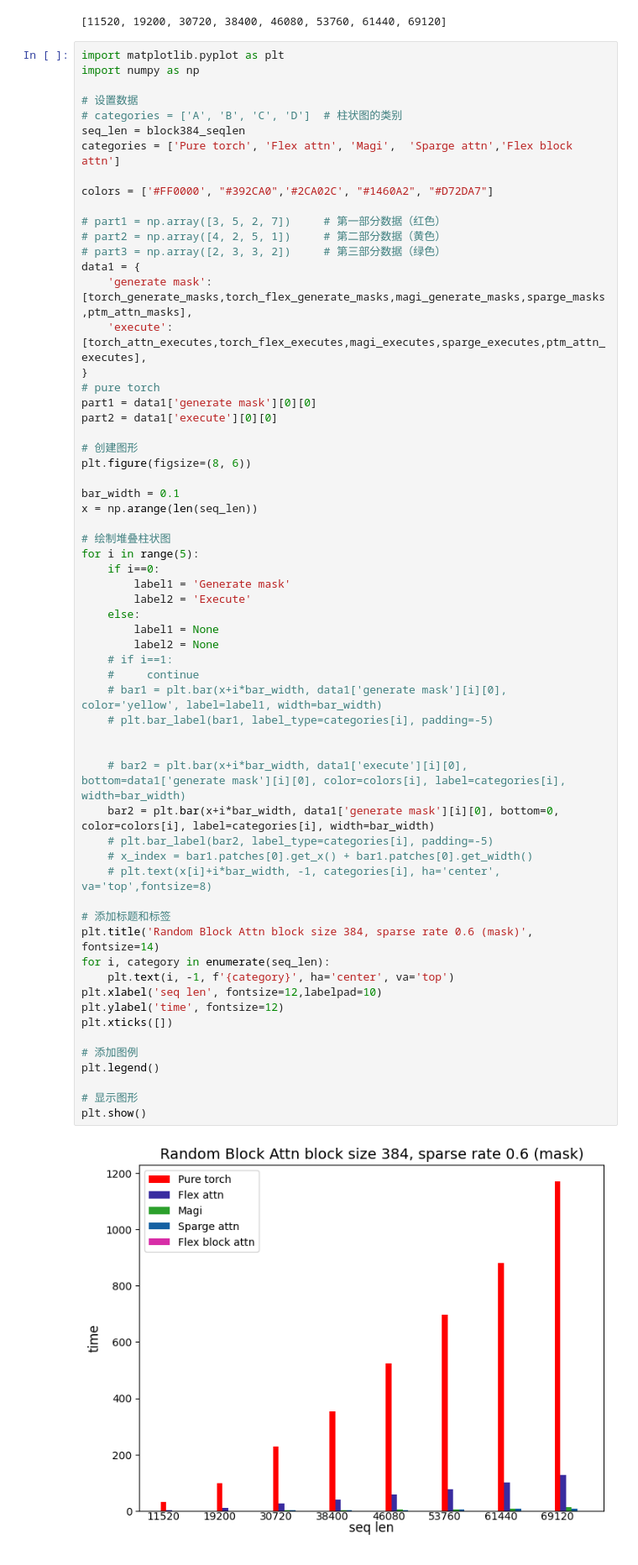
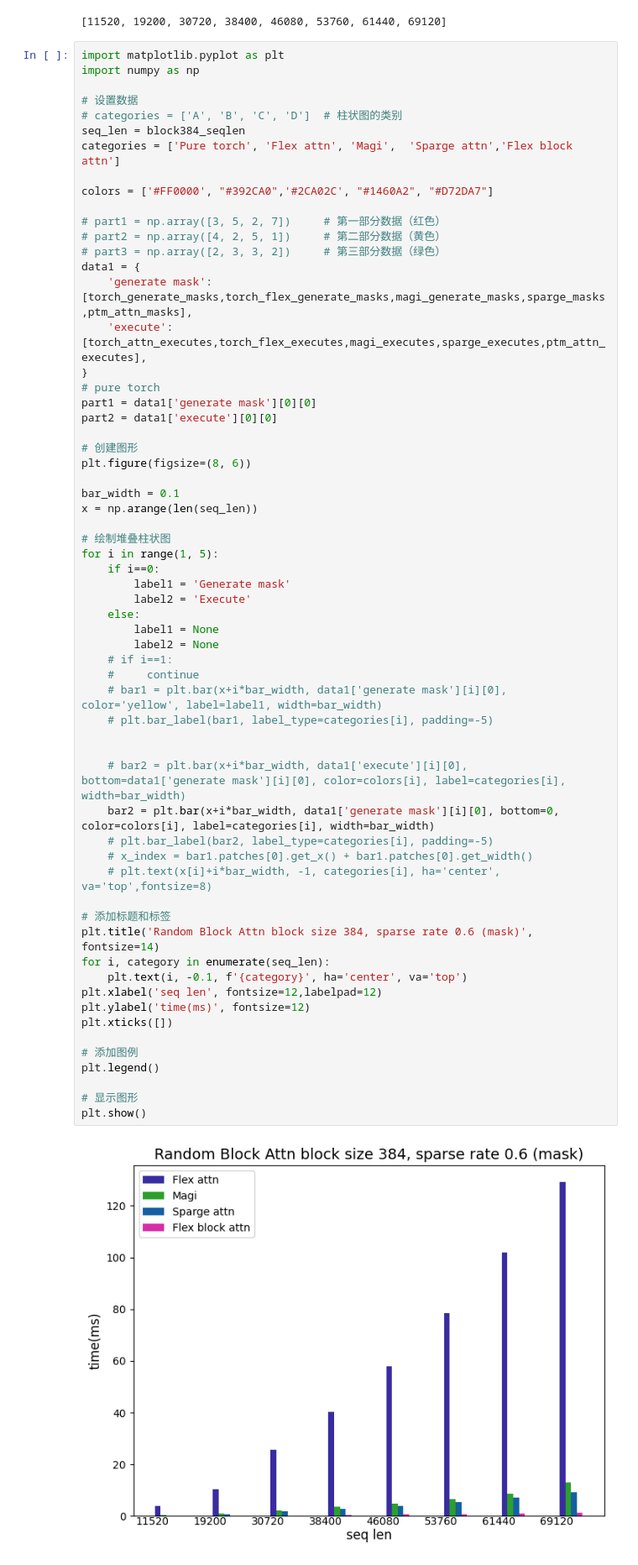
Before and after one commit to Tencent-Hunyuan/flex-block-attn, a Jupyter notebook: benchmark/dynamic/random/results/results_visualization.ipynb, the cells around one changed output. Shown at 84% size. Cells and saved outputs as stored; diff of their text form.

```diff
--- a/benchmark/dynamic/random/results/results_visualization.ipynb
+++ b/benchmark/dynamic/random/results/results_visualization.ipynb
@@ -56,40 +56,40 @@ bar_width = 0.1
 x = np.arange(len(seq_len))
 
 # 绘制堆叠柱状图
-for i in range(5):
+for i in range(1, 5):
     if i==0:
         label1 = 'Generate mask'
         label2 = 'Execute'
     else:
         label1 = None
         label2 = None
     # if i==1:
     #     continue
     # bar1 = plt.bar(x+i*bar_width, data1['generate mask'][i][0], color='yellow', label=label1, width=bar_width)
     # plt.bar_label(bar1, label_type=categories[i], padding=-5)
 
 
     # bar2 = plt.bar(x+i*bar_width, data1['execute'][i][0], bottom=data1['generate mask'][i][0], color=colors[i], label=categories[i], width=bar_width)
     bar2 = plt.bar(x+i*bar_width, data1['generate mask'][i][0], bottom=0, color=colors[i], label=categories[i], width=bar_width)
     # plt.bar_label(bar2, label_type=categories[i], padding=-5)
     # x_index = bar1.patches[0].get_x() + bar1.patches[0].get_width()
     # plt.text(x[i]+i*bar_width, -1, categories[i], ha='center', va='top',fontsize=8)
 
 # 添加标题和标签
 plt.title('Random Block Attn block size 384, sparse rate 0.6 (mask)', fontsize=14)
 for i, category in enumerate(seq_len):
-    plt.text(i, -1, f'{category}', ha='center', va='top')
-plt.xlabel('seq len', fontsize=12,labelpad=10)
-plt.ylabel('time', fontsize=12)
+    plt.text(i, -0.1, f'{category}', ha='center', va='top')
+plt.xlabel('seq len', fontsize=12,labelpad=12)
+plt.ylabel('time(ms)', fontsize=12)
 plt.xticks([])
 
 # 添加图例
 plt.legend()
 
 # 显示图形
 plt.show()
 # %% [output]
-[figure, old version]
+[figure, new version]
 # %%
 import matplotlib.pyplot as plt
 import numpy as np
```
Also changed, not shown: parts of 5 cells of this notebook, 16 other files.
